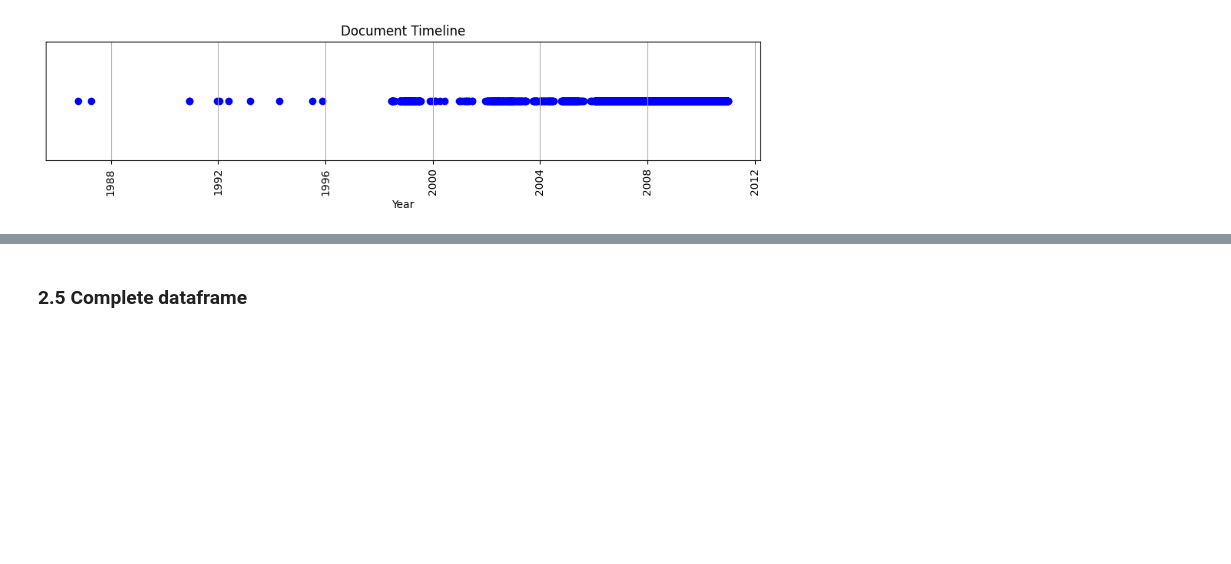
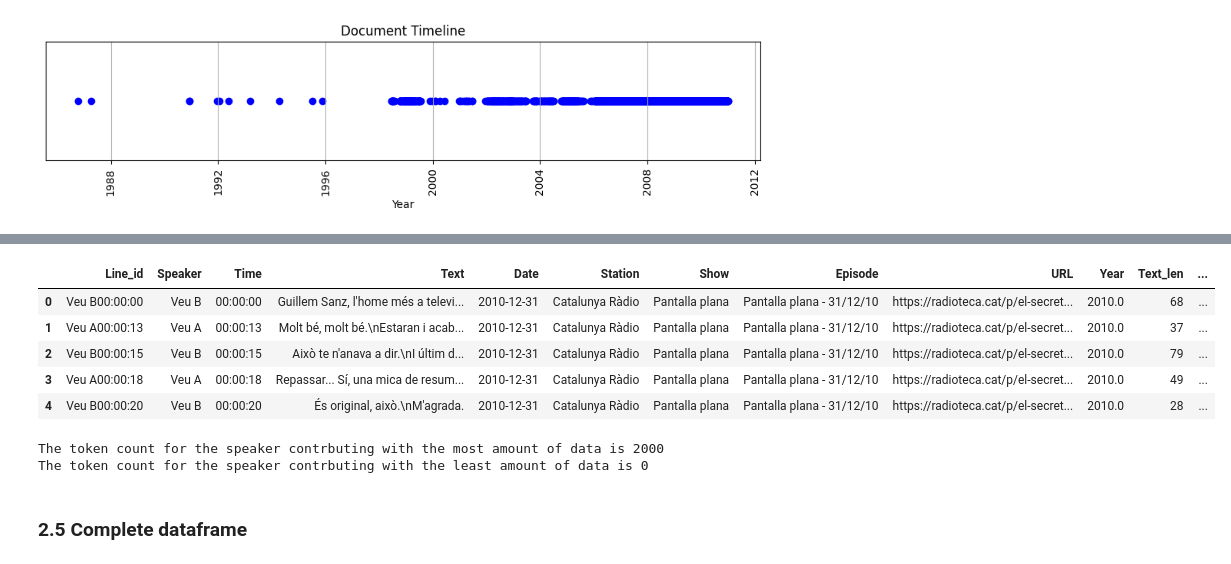
Before and after one commit to Data-Science-for-Linguists-2025/Linguistic-Markers-Catalan-Substitution, a Jupyter notebook: Data-Parsing-Exploratory-Analysis.ipynb, the cells around one changed output, grey strips where cells are left out. Saved outputs shown, nothing was run; the diff lists cells and outputs as text; code cells hidden in the pictures; blank space fills up the shorter version.

```diff
--- a/Data-Parsing-Exploratory-Analysis.ipynb
+++ b/Data-Parsing-Exploratory-Analysis.ipynb
@@ -766,3 +808,19 @@ std                              NaN       1.406605     384.219654
+# %%
+radioteca_df_5000.head()
+# %% [output]
+|  | Line_id | Speaker | Time | Text | Date | Station | Show | Episode | URL | Year | Text_len | ... |
+| 0 | Veu B00:00:00 | Veu B | 00:00:00 | Guillem Sanz, l'home més a televi... | 2010-12-31 | Catalunya Ràdio | Pantalla plana | Pantalla plana - 31/12/10 | https://radioteca.cat/p/el-secret... | 2010.0 | 68 | ... |
+| 1 | Veu A00:00:13 | Veu A | 00:00:13 | Molt bé, molt bé.\nEstaran i acab... | 2010-12-31 | Catalunya Ràdio | Pantalla plana | Pantalla plana - 31/12/10 | https://radioteca.cat/p/el-secret... | 2010.0 | 37 | ... |
+| 2 | Veu B00:00:15 | Veu B | 00:00:15 | Això te n'anava a dir.\nI últim d... | 2010-12-31 | Catalunya Ràdio | Pantalla plana | Pantalla plana - 31/12/10 | https://radioteca.cat/p/el-secret... | 2010.0 | 79 | ... |
+| 3 | Veu A00:00:18 | Veu A | 00:00:18 | Repassar... Sí, una mica de resum... | 2010-12-31 | Catalunya Ràdio | Pantalla plana | Pantalla plana - 31/12/10 | https://radioteca.cat/p/el-secret... | 2010.0 | 49 | ... |
+| 4 | Veu B00:00:20 | Veu B | 00:00:20 | És original, això.\nM'agrada. | 2010-12-31 | Catalunya Ràdio | Pantalla plana | Pantalla plana - 31/12/10 | https://radioteca.cat/p/el-secret... | 2010.0 | 28 | ... |
+# %%
+show_grouped = radioteca_df_5000.groupby(["Episode", "Speaker"])["Text_len"].sum()
+print("The token count for the speaker contrbuting with the most amount of data is", show_grouped.max())
+print("The token count for the speaker contrbuting with the least amount of data is", show_grouped.min())
+# %% [output]
+The token count for the speaker contrbuting with the most amount of data is 2000
+The token count for the speaker contrbuting with the least amount of data is 0
 # %% [markdown]
 ### 2.5 Complete dataframe
 # %% [markdown]
```
Also changed, not shown: parts of 18 cells of this notebook.
